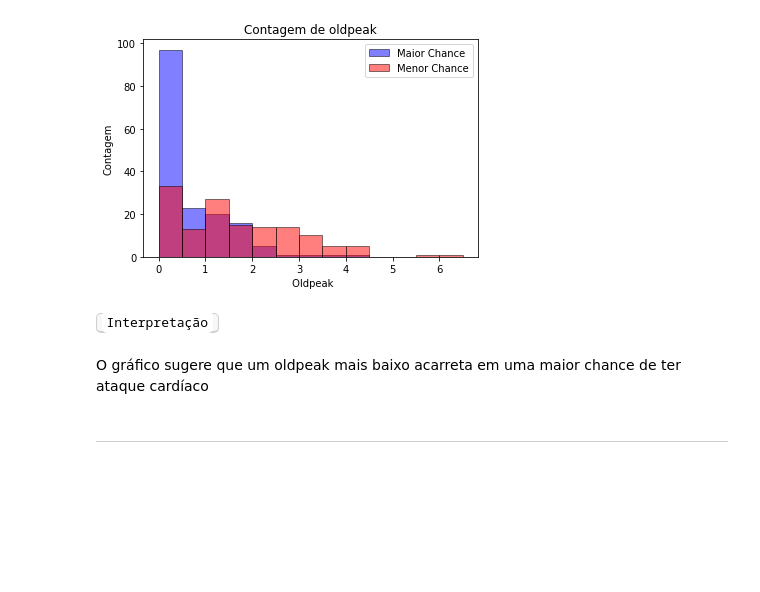
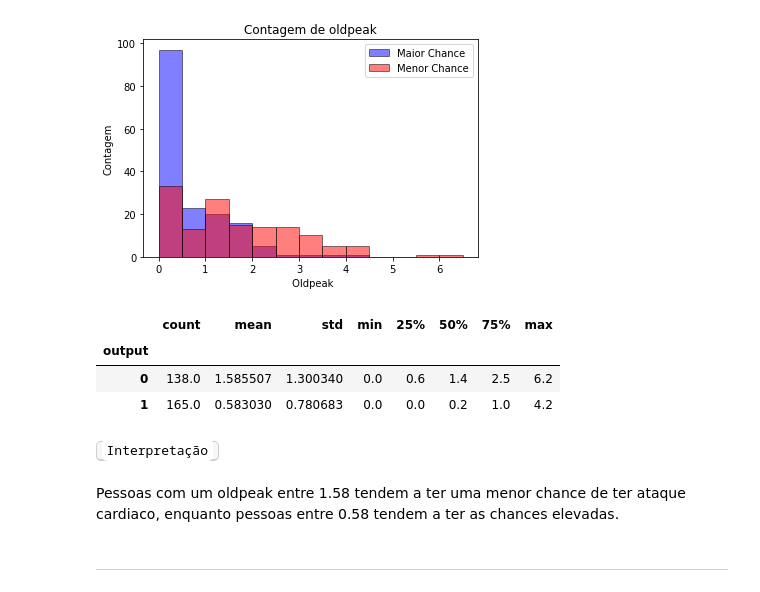
Before and after one commit to duddatorres/PROJETO-2, a Jupyter notebook: Projeto 2.ipynb, the cells around one changed output. Drawn from its saved outputs; the diff is of its cells as text; code cells hidden in the pictures; blank space fills up the shorter version.

```diff
--- a/Projeto 2.ipynb
+++ b/Projeto 2.ipynb
@@ -385,10 +399,17 @@ plt.legend()
 plt.show()
 # %% [output]
 [figure]
+# %%
+dados.groupby('output').oldpeak.describe()
+# %% [output]
+|  | count | mean | std | min | 25% | 50% | 75% | max |
+| output |  |  |  |  |  |  |  |  |
+| 0 | 138.0 | 1.585507 | 1.300340 | 0.0 | 0.6 | 1.4 | 2.5 | 6.2 |
+| 1 | 165.0 | 0.583030 | 0.780683 | 0.0 | 0.0 | 0.2 | 1.0 | 4.2 |
 # %% [markdown]
 <kbd><code style="background:white;color:black;font:arial">Interpretação</code></kbd>
-# %% [markdown]
-O gráfico sugere que um oldpeak mais baixo acarreta em uma maior chance de ter ataque cardíaco
+# %% [markdown]
+Pessoas com um oldpeak entre 1.58 tendem a ter uma menor chance de ter ataque cardiaco, enquanto pessoas entre 0.58 tendem a ter as chances elevadas.
 # %% [markdown]
 --------------
 # %% [markdown]
```
Also changed, not shown: parts of 24 cells of this notebook.
